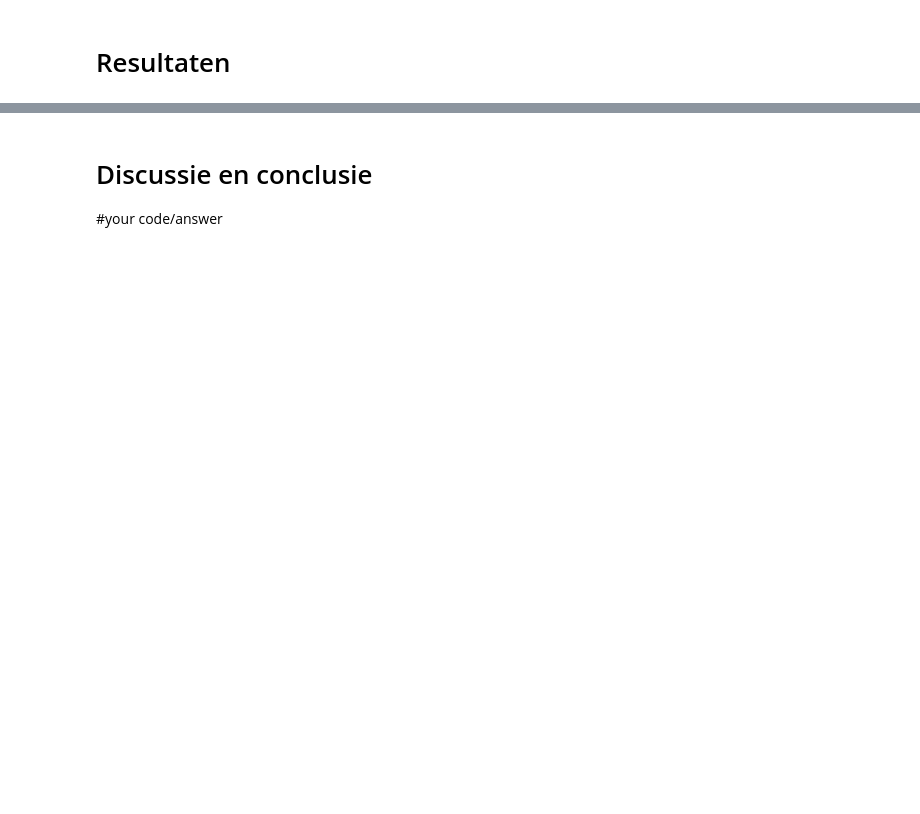
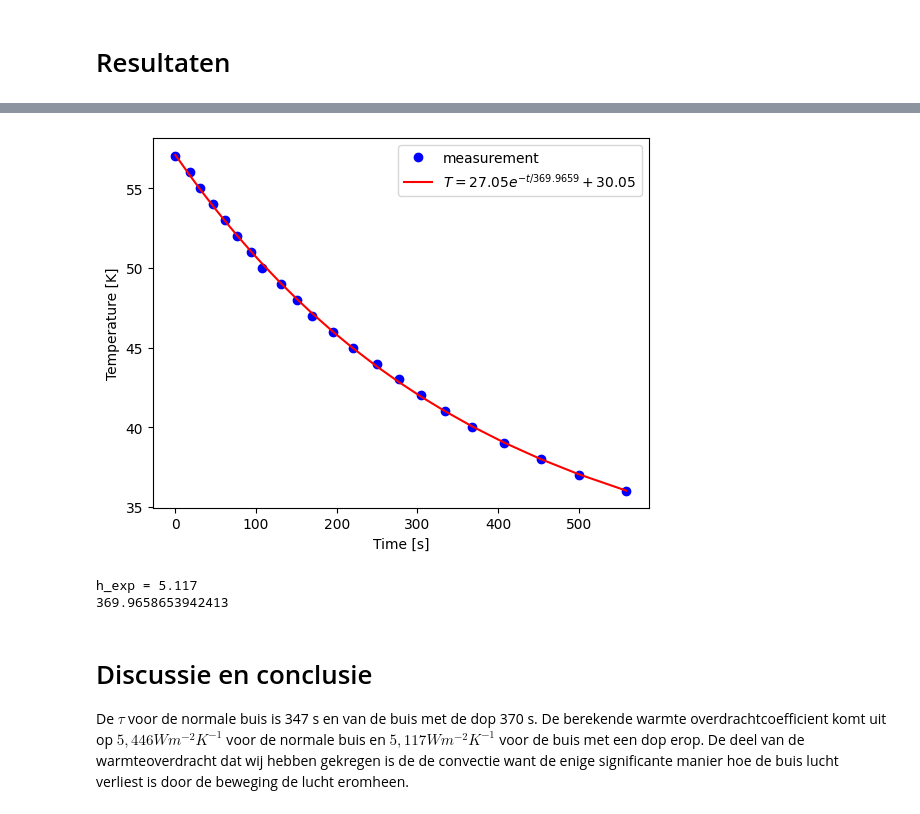
Before and after one commit to sirk3210/practicum-kris-en-isa, a Jupyter notebook: Content/Labs/koelbuis.ipynb, the cells around one changed output, grey strips where cells are left out. Cells and saved outputs as stored; diff of their text form; code cells hidden in the pictures; blank space fills up the shorter version.

```diff
--- a/Content/Labs/koelbuis.ipynb
+++ b/Content/Labs/koelbuis.ipynb
@@ -245,5 +263,39 @@ ValueError: operands could not be broadcast together with shapes (0,) (29,)
+# %%
+# pas beginwaardes aan naar schatting
+# Het aantal maxfev moet wellicht hoger voor goede convergentie van de waarde
+popt, pocv = curve_fit(exp_func, times_2, temps_2, p0=[50, 1000, 20], maxfev=5000, bounds=[[-100, 0, -100], [600, 5000, 600]])
+
+times_2 = np.asarray(times_2, dtype=float)
+
+A_exp, tau_exp, T_omg_exp = popt
+
+y_fit = exp_func(times_2, *popt)
+
+plt.figure()
+plt.xlabel('Time [s]')
+plt.ylabel('Temperature [K]')
+
+plt.plot(times_2, temps_2, 'bo', label='measurement')
+plt.plot(times_2, y_fit, 'r-',
+         label='$T = %0.2f e^{-t/%0.4f} + %0.2f$' % (A_exp, tau_exp, T_omg_exp))
+
+plt.legend()
+
+plt.show()
+h_exp = (warmtecapaciteit) / (tau_exp * buitenoppervlak)
+
+print(f'h_exp = {h_exp:.4}') # warmteoverdrachtscoëfficiënt in W/m^2 K
+print(tau_exp)
+# Sla figuren op met
+#
+# plt.savefig("Figuren/naam.png", dpi=450)
+# %% [output]
+[figure, added]
+h_exp = 5.117
+369.9658653942413
 # %% [markdown]
 # Discussie en conclusie
 
-
-#your code/answer
+De $\tau$ voor de normale buis is 347 s en van de buis met de dop 370 s.
+De berekende warmte overdrachtcoefficient komt uit op $5,446 Wm^{-2}K^{-1}$ voor de normale buis en $5,117Wm^{-2}K^{-1}$ voor de buis met een dop erop.
+De deel van de warmteoverdracht dat wij hebben gekregen is de de convectie want de enige significante manier hoe de buis lucht verliest is door de beweging de lucht eromheen.
```
Also changed, not shown: parts of 2 cells of this notebook, 3 other files.
